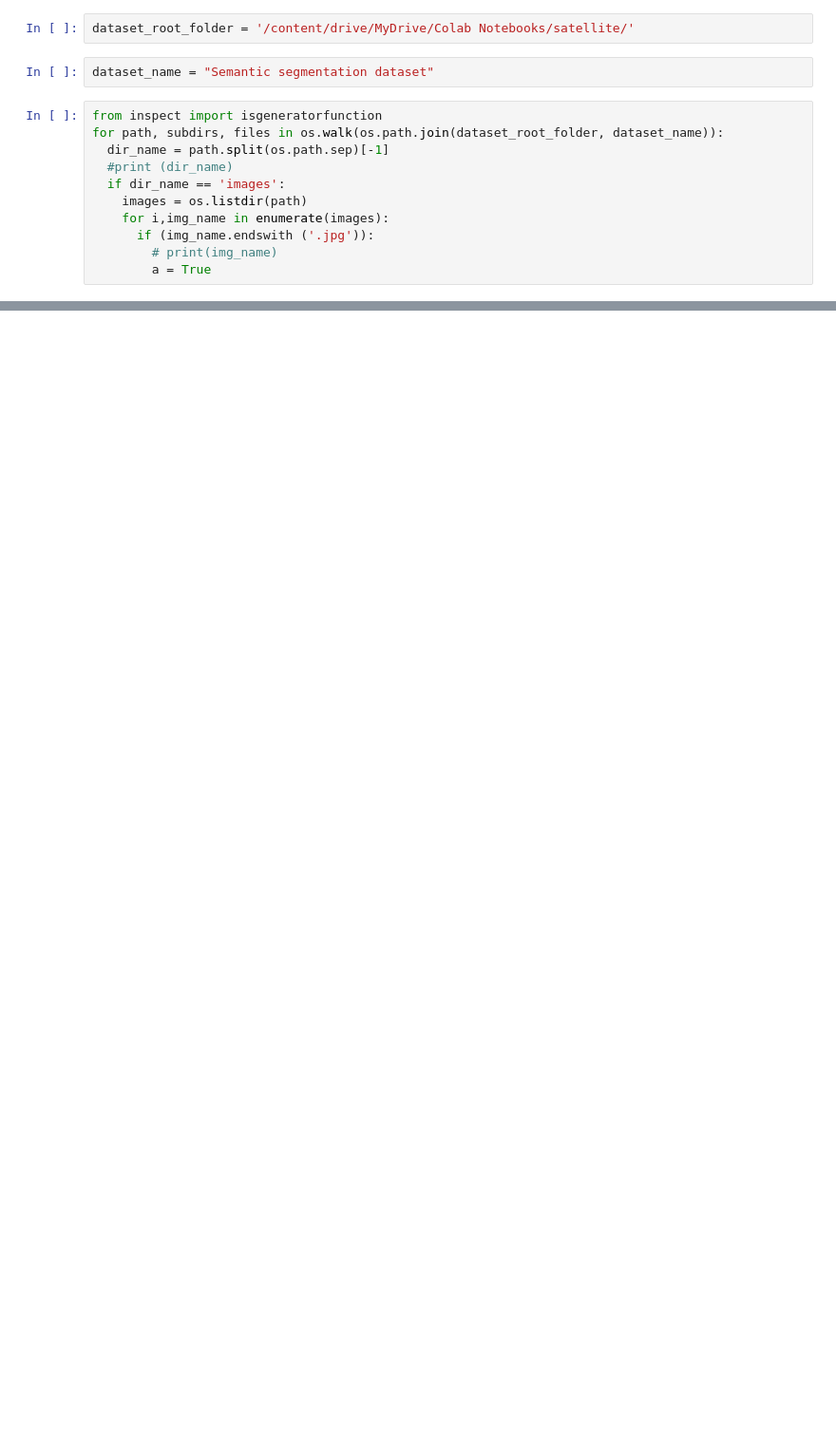
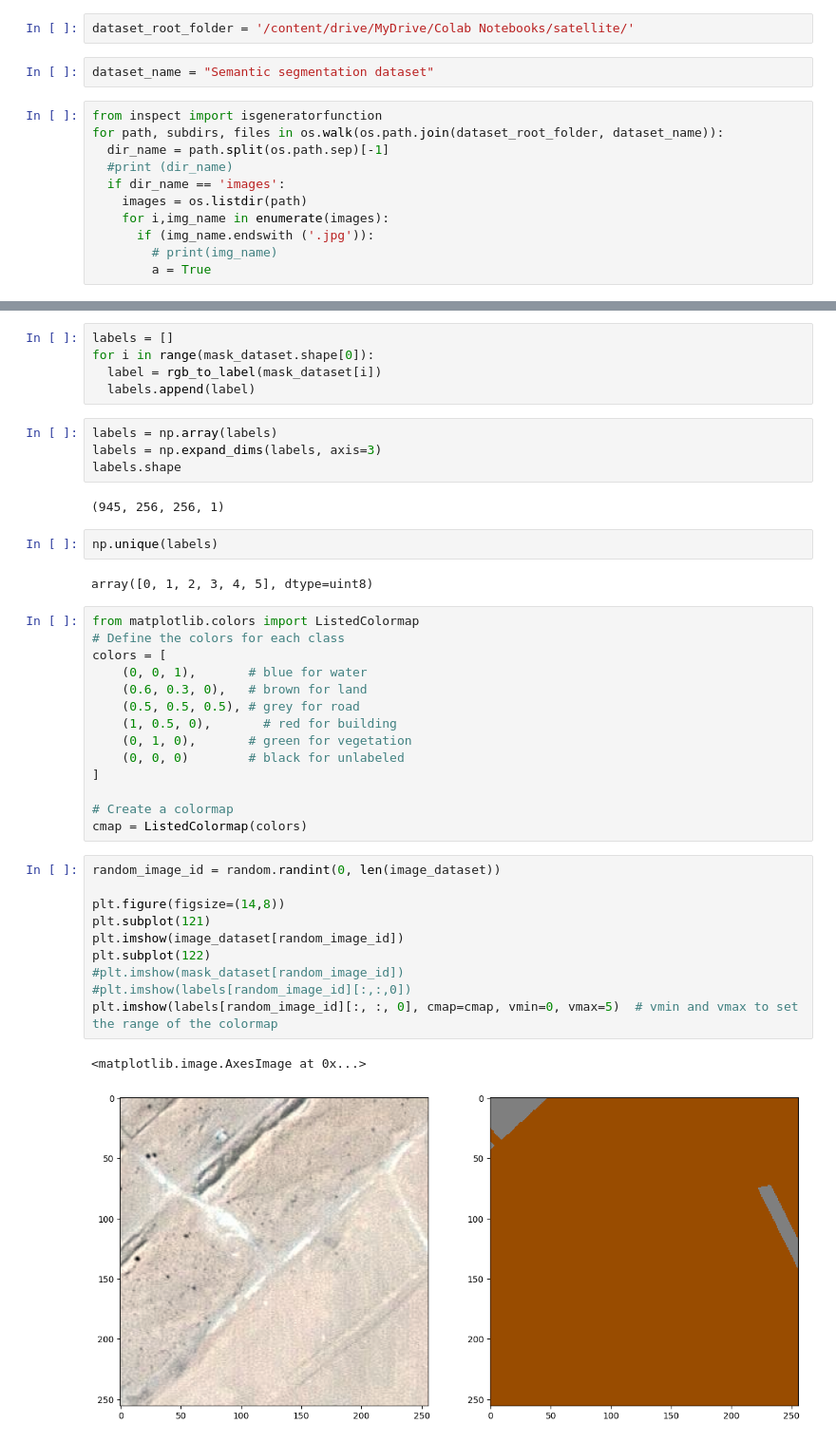
Before and after one commit to rolitta/Deeplearning_classification, a Jupyter notebook: Satellite_imagery_segmentation.ipynb, the cells around one changed output, grey strips where cells are left out. Shown at 95% size. Saved outputs shown, nothing was run; the diff lists cells and outputs as text; blank space fills up the shorter version.

```diff
--- a/Satellite_imagery_segmentation.ipynb
+++ b/Satellite_imagery_segmentation.ipynb
@@ -92,0 +159,42 @@ for image_type in ['images', 'masks']:
+# %%
+labels = []
+for i in range(mask_dataset.shape[0]):
+  label = rgb_to_label(mask_dataset[i])
+  labels.append(label)
+# %%
+labels = np.array(labels)
+labels = np.expand_dims(labels, axis=3)
+labels.shape
+# %% [output]
+(945, 256, 256, 1)
+# %%
+np.unique(labels)
+# %% [output]
+array([0, 1, 2, 3, 4, 5], dtype=uint8)
+# %%
+from matplotlib.colors import ListedColormap
+# Define the colors for each class
+colors = [
+    (0, 0, 1),       # blue for water
+    (0.6, 0.3, 0),   # brown for land
+    (0.5, 0.5, 0.5), # grey for road
+    (1, 0.5, 0),       # red for building
+    (0, 1, 0),       # green for vegetation
+    (0, 0, 0)        # black for unlabeled
+]
+
+# Create a colormap
+cmap = ListedColormap(colors)
+# %%
+random_image_id = random.randint(0, len(image_dataset))
+
+plt.figure(figsize=(14,8))
+plt.subplot(121)
+plt.imshow(image_dataset[random_image_id])
+plt.subplot(122)
+#plt.imshow(mask_dataset[random_image_id])
+#plt.imshow(labels[random_image_id][:,:,0])
+plt.imshow(labels[random_image_id][:, :, 0], cmap=cmap, vmin=0, vmax=5)  # vmin and vmax to set the range of the colormap
+# %% [output]
+<matplotlib.image.AxesImage at 0x...>
+[figure, added]
```
Also changed, not shown: parts of 62 cells of this notebook.
